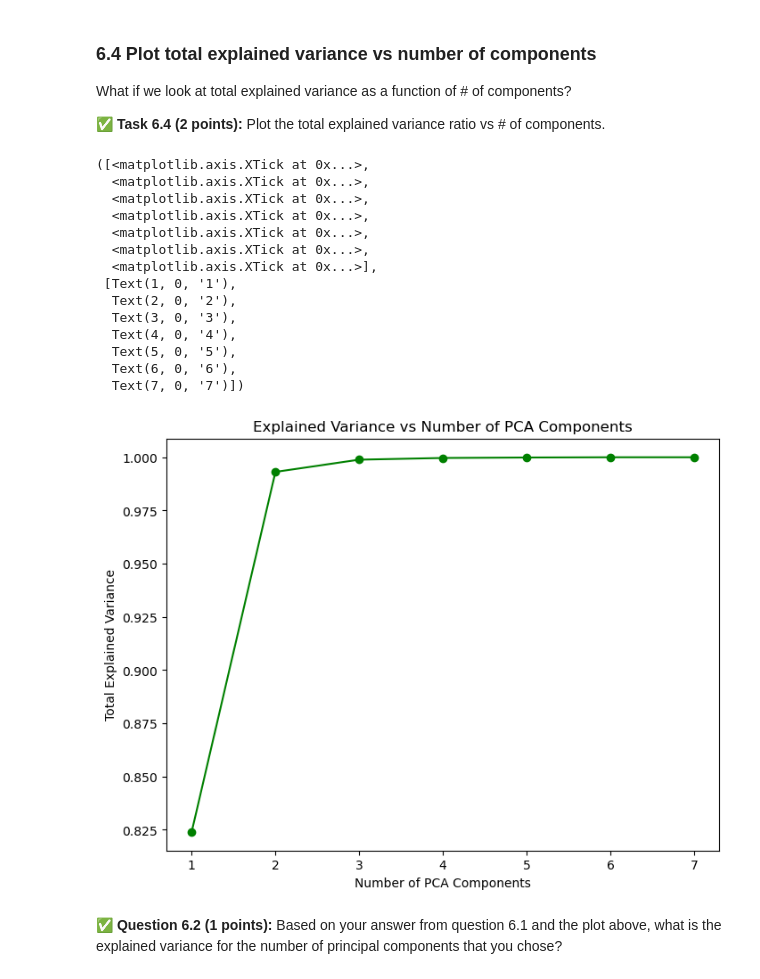
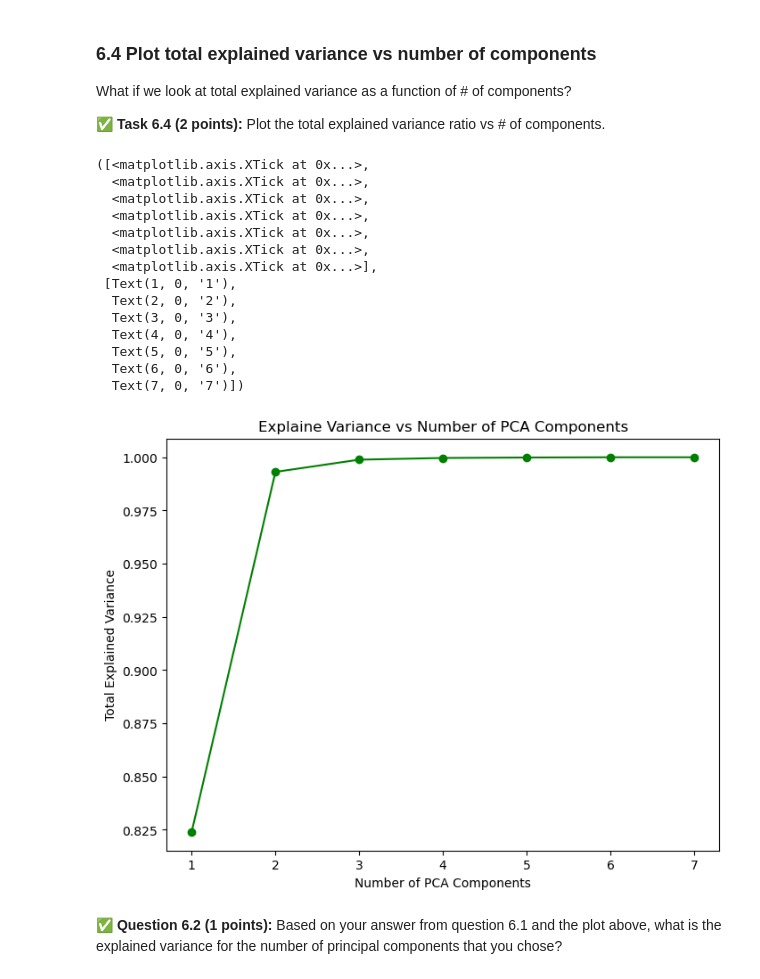
Before and after one commit to JamboLe/CMSE202-f24-turnin, a Jupyter notebook: hw-04/HW-04_PerceptronSVMandPCA-STUDENT (1).ipynb, the cells around one changed output. Saved outputs shown, nothing was run; the diff lists cells and outputs as text; code cells hidden in the pictures.

```diff
--- a/hw-04/HW-04_PerceptronSVMandPCA-STUDENT (1).ipynb
+++ b/hw-04/HW-04_PerceptronSVMandPCA-STUDENT (1).ipynb
@@ -573,27 +573,27 @@ What if we look at total explained variance as a function of # of components?
 # %%
 # Put your code here
 plt.figure(figsize=(8, 6))
 plt.plot(components, explained_variances, marker='o', color='g', label='Explained Variance')
 plt.xlabel("Number of PCA Components")
 plt.ylabel("Total Explained Variance")
-plt.title("Explained Variance vs Number of PCA Components")
+plt.title("Explaine Variance vs Number of PCA Components")
 plt.xticks(components)
 # %% [output]
 ([<matplotlib.axis.XTick at 0x...>,
   <matplotlib.axis.XTick at 0x...>,
   <matplotlib.axis.XTick at 0x...>,
   <matplotlib.axis.XTick at 0x...>,
   <matplotlib.axis.XTick at 0x...>,
   <matplotlib.axis.XTick at 0x...>,
   <matplotlib.axis.XTick at 0x...>],
  [Text(1, 0, '1'),
   Text(2, 0, '2'),
   Text(3, 0, '3'),
   Text(4, 0, '4'),
   Text(5, 0, '5'),
   Text(6, 0, '6'),
   Text(7, 0, '7')])
-[figure, old version]
+[figure, new version]
 # %% [markdown]
 **&#9989; Question 6.2 (1 points):** Based on your answer from question 6.1 and the plot above, what is the explained variance for the number of principal components that you chose?
 # %% [markdown]
```
Also changed, not shown: parts of 6 cells of this notebook.
